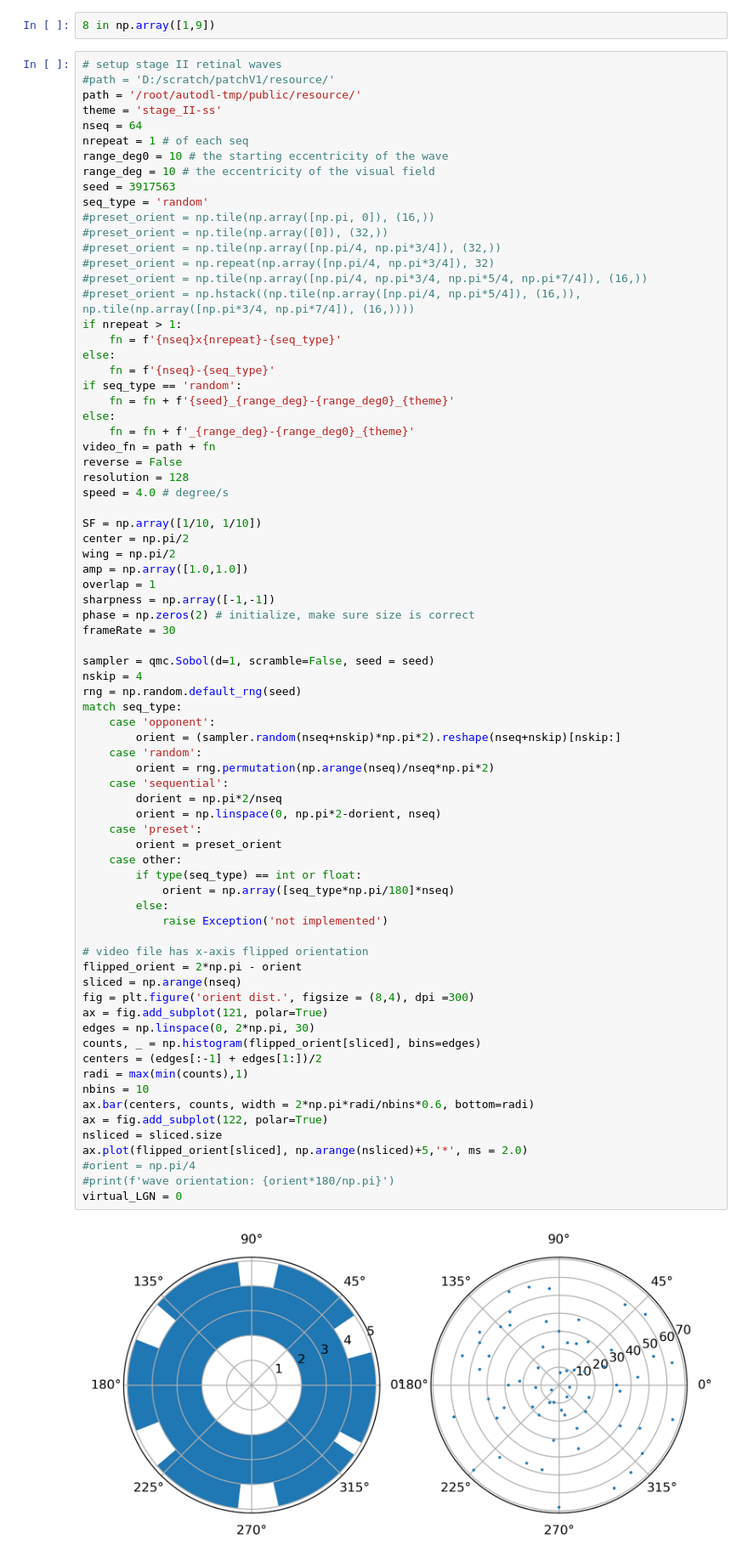
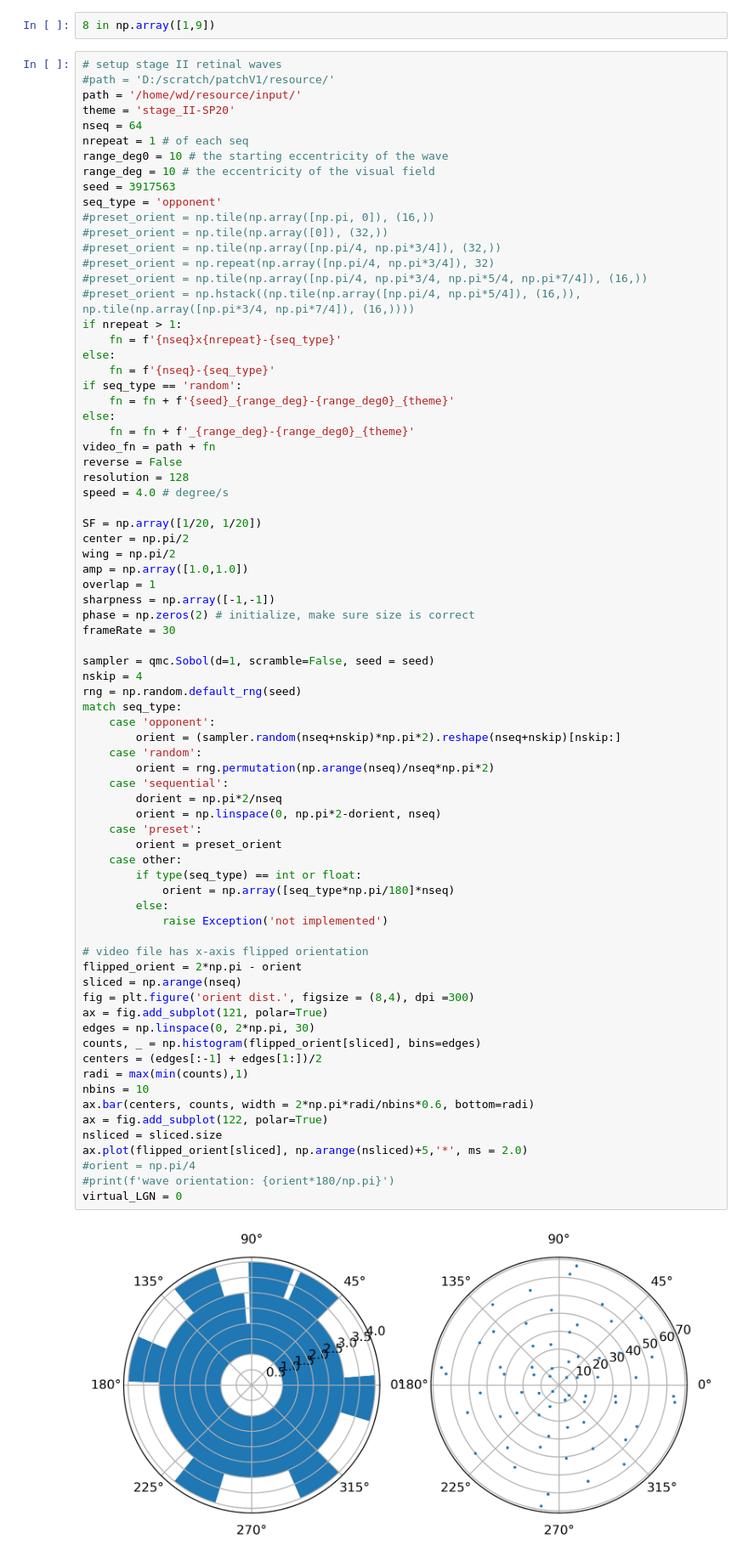
Before and after one commit to g13/patchV1, a Jupyter notebook: ext_input.ipynb, the cells around one changed output. Shown at 85% size. Saved outputs shown, nothing was run; the diff lists cells and outputs as text.

```diff
--- a/ext_input.ipynb
+++ b/ext_input.ipynb
@@ -130,14 +156,14 @@ LMS_series = generate_grating(1.0, SF, TF, orient, 512, crest, valley, video_fn,
 # %%
 # setup stage II retinal waves
 #path = 'D:/scratch/patchV1/resource/'
-path = '/root/autodl-tmp/public/resource/'
-theme = 'stage_II-ss'
+path = '/home/wd/resource/input/'
+theme = 'stage_II-SP20'
 nseq = 64
 nrepeat = 1 # of each seq
 range_deg0 = 10 # the starting eccentricity of the wave
 range_deg = 10 # the eccentricity of the visual field
 seed = 3917563
-seq_type = 'random'
+seq_type = 'opponent'
 #preset_orient = np.tile(np.array([np.pi, 0]), (16,))
 #preset_orient = np.tile(np.array([0]), (32,))
 #preset_orient = np.tile(np.array([np.pi/4, np.pi*3/4]), (32,))
@@ -157,7 +183,7 @@ reverse = False
 resolution = 128
 speed = 4.0 # degree/s
 
-SF = np.array([1/10, 1/10])
+SF = np.array([1/20, 1/20])
 center = np.pi/2
 wing = np.pi/2
 amp = np.array([1.0,1.0])
@@ -176,34 +202,34 @@ match seq_type:
         orient = rng.permutation(np.arange(nseq)/nseq*np.pi*2)
     case 'sequential':
         dorient = np.pi*2/nseq
         orient = np.linspace(0, np.pi*2-dorient, nseq)
     case 'preset':
         orient = preset_orient
     case other:
         if type(seq_type) == int or float:
             orient = np.array([seq_type*np.pi/180]*nseq)
         else:
             raise Exception('not implemented')
 
 # video file has x-axis flipped orientation
 flipped_orient = 2*np.pi - orient
 sliced = np.arange(nseq)
 fig = plt.figure('orient dist.', figsize = (8,4), dpi =300)
 ax = fig.add_subplot(121, polar=True)
 edges = np.linspace(0, 2*np.pi, 30)
 counts, _ = np.histogram(flipped_orient[sliced], bins=edges)
 centers = (edges[:-1] + edges[1:])/2
 radi = max(min(counts),1)
 nbins = 10
 ax.bar(centers, counts, width = 2*np.pi*radi/nbins*0.6, bottom=radi)
 ax = fig.add_subplot(122, polar=True)
 nsliced = sliced.size
 ax.plot(flipped_orient[sliced], np.arange(nsliced)+5,'*', ms = 2.0)
 #orient = np.pi/4
 #print(f'wave orientation: {orient*180/np.pi}')
 virtual_LGN = 0
 # %% [output]
-[figure, old version]
+[figure, new version]
 # %%
 # generate retinal waves
 stimulus_fn = video_fn + '.bin'
```
Also changed, not shown: parts of 31 cells of this notebook, 31 other files.
